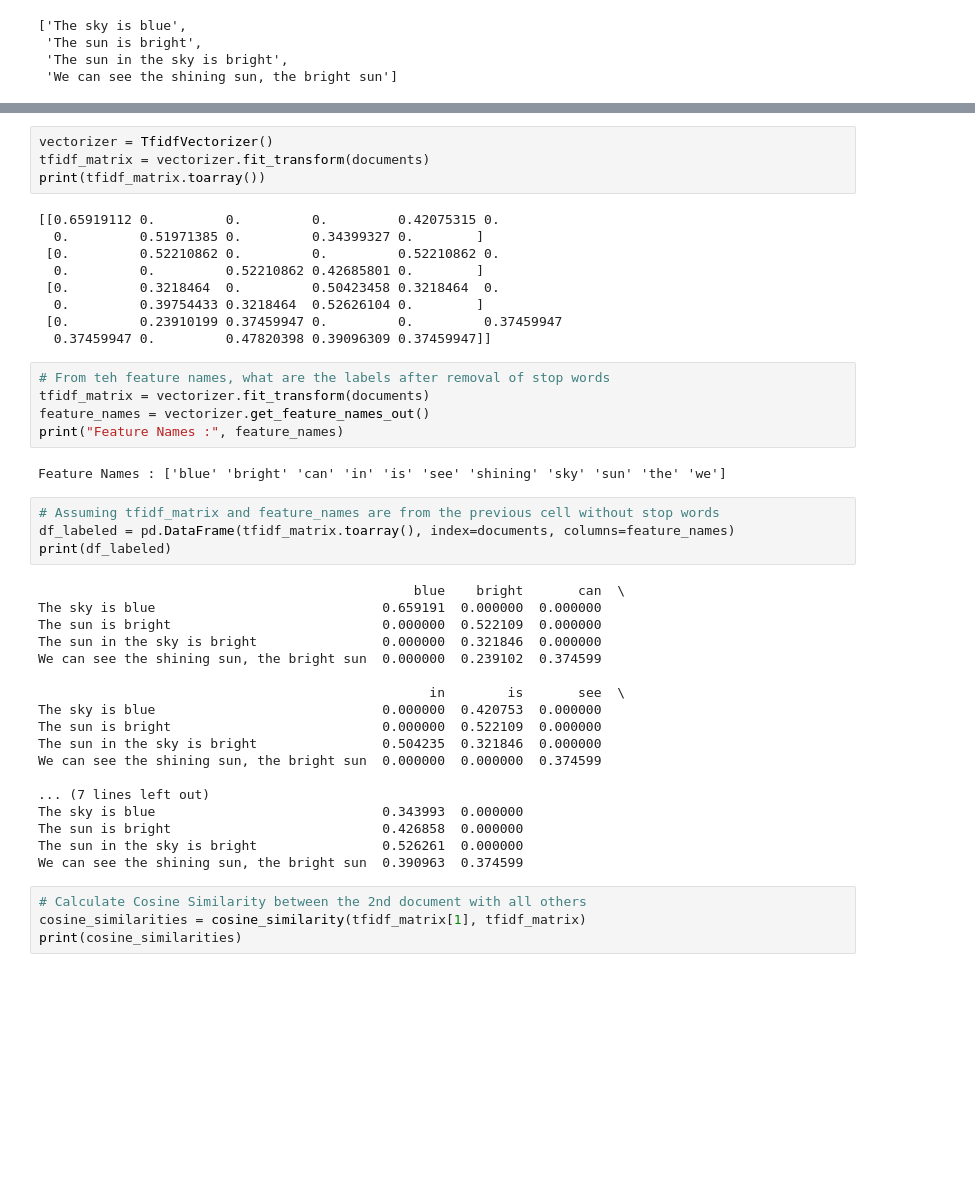
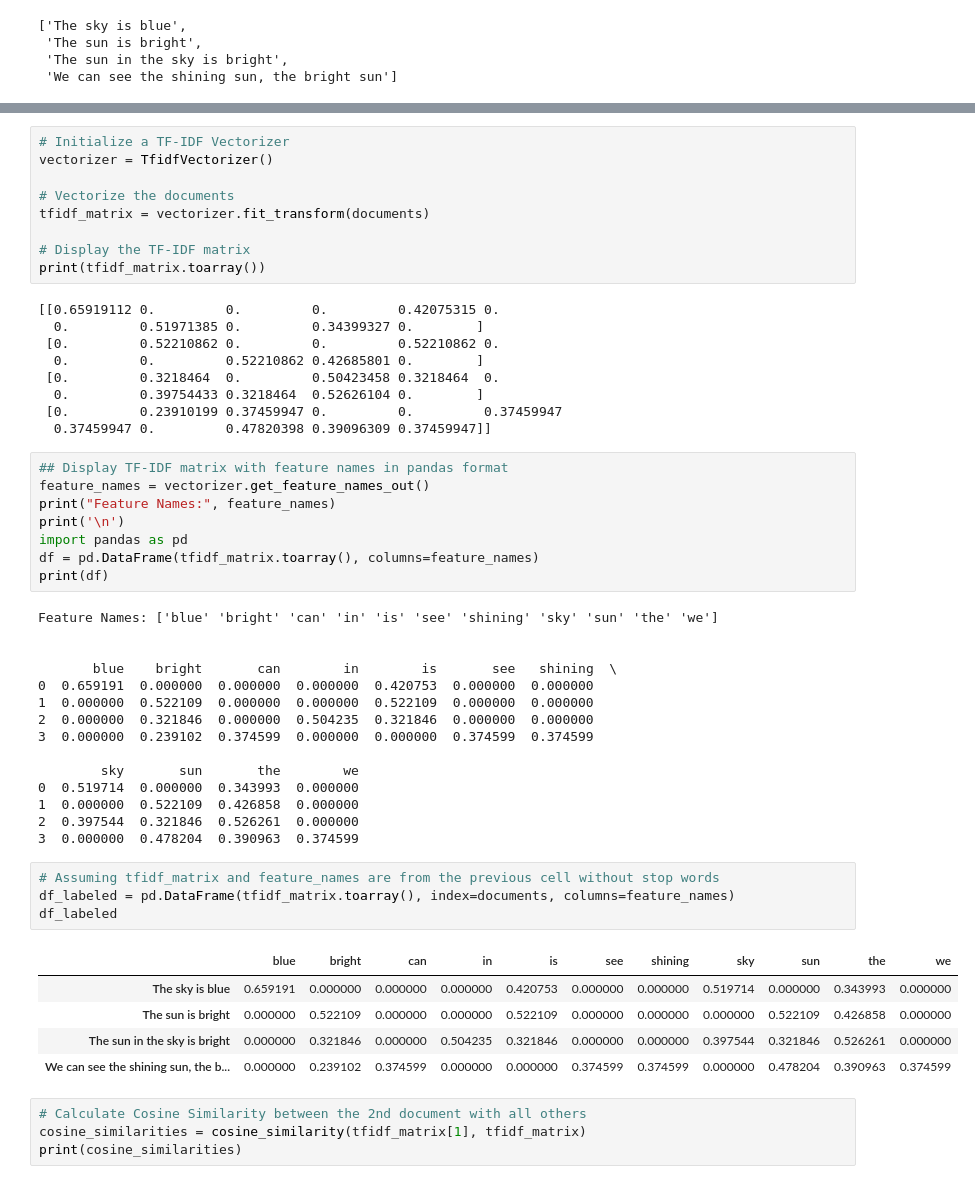
Before and after one commit to mlnotes2718/5m-data-3.9-nlp-ds3-spx, a Jupyter notebook: notebooks/nlp_lesson_part1_intro.ipynb, the cells around one changed output, grey strips where cells are left out. Cells and saved outputs as stored; diff of their text form; blank space fills up the shorter version.

```diff
--- a/notebooks/nlp_lesson_part1_intro.ipynb
+++ b/notebooks/nlp_lesson_part1_intro.ipynb
@@ -854,6 +861,11 @@ documents
 # %%
+# Initialize a TF-IDF Vectorizer
 vectorizer = TfidfVectorizer()
+
+# Vectorize the documents
 tfidf_matrix = vectorizer.fit_transform(documents)
+
+# Display the TF-IDF matrix
 print(tfidf_matrix.toarray())
 # %% [output]
 [[0.65919112 0.         0.         0.         0.42075315 0.
@@ -865,34 +877,38 @@ print(tfidf_matrix.toarray())
  [0.         0.23910199 0.37459947 0.         0.         0.37459947
   0.37459947 0.         0.47820398 0.39096309 0.37459947]]
 # %%
-# From teh feature names, what are the labels after removal of stop words
-tfidf_matrix = vectorizer.fit_transform(documents)
+## Display TF-IDF matrix with feature names in pandas format
 feature_names = vectorizer.get_feature_names_out()
-print("Feature Names :", feature_names)
+print("Feature Names:", feature_names)
+print('\n')
+import pandas as pd
+df = pd.DataFrame(tfidf_matrix.toarray(), columns=feature_names)
+print(df)
 # %% [output]
-Feature Names : ['blue' 'bright' 'can' 'in' 'is' 'see' 'shining' 'sky' 'sun' 'the' 'we']
+Feature Names: ['blue' 'bright' 'can' 'in' 'is' 'see' 'shining' 'sky' 'sun' 'the' 'we']
+
+
+       blue    bright       can        in        is       see   shining  \
+0  0.659191  0.000000  0.000000  0.000000  0.420753  0.000000  0.000000
+1  0.000000  0.522109  0.000000  0.000000  0.522109  0.000000  0.000000
+2  0.000000  0.321846  0.000000  0.504235  0.321846  0.000000  0.000000
+3  0.000000  0.239102  0.374599  0.000000  0.000000  0.374599  0.374599
+
+        sky       sun       the        we
+0  0.519714  0.000000  0.343993  0.000000
+1  0.000000  0.522109  0.426858  0.000000
+2  0.397544  0.321846  0.526261  0.000000
+3  0.000000  0.478204  0.390963  0.374599
 # %%
 # Assuming tfidf_matrix and feature_names are from the previous cell without stop words
 df_labeled = pd.DataFrame(tfidf_matrix.toarray(), index=documents, columns=feature_names)
-print(df_labeled)
+df_labeled
 # %% [output]
-                                                blue    bright       can  \
-The sky is blue                             0.659191  0.000000  0.000000
-The sun is bright                           0.000000  0.522109  0.000000
-The sun in the sky is bright                0.000000  0.321846  0.000000
-We can see the shining sun, the bright sun  0.000000  0.239102  0.374599
-
-                                                  in        is       see  \
-The sky is blue                             0.000000  0.420753  0.000000
-The sun is bright                           0.000000  0.522109  0.000000
-The sun in the sky is bright                0.504235  0.321846  0.000000
-We can see the shining sun, the bright sun  0.000000  0.000000  0.374599
-
-... (7 lines left out)
-The sky is blue                             0.343993  0.000000
-The sun is bright                           0.426858  0.000000
-The sun in the sky is bright                0.526261  0.000000
-We can see the shining sun, the bright sun  0.390963  0.374599
+|  | blue | bright | can | in | is | see | shining | sky | sun | the | we |
+| The sky is blue | 0.659191 | 0.000000 | 0.000000 | 0.000000 | 0.420753 | 0.000000 | 0.000000 | 0.519714 | 0.000000 | 0.343993 | 0.000000 |
+| The sun is bright | 0.000000 | 0.522109 | 0.000000 | 0.000000 | 0.522109 | 0.000000 | 0.000000 | 0.000000 | 0.522109 | 0.426858 | 0.000000 |
+| The sun in the sky is bright | 0.000000 | 0.321846 | 0.000000 | 0.504235 | 0.321846 | 0.000000 | 0.000000 | 0.397544 | 0.321846 | 0.526261 | 0.000000 |
+| We can see the shining sun, the b... | 0.000000 | 0.239102 | 0.374599 | 0.000000 | 0.000000 | 0.374599 | 0.374599 | 0.000000 | 0.478204 | 0.390963 | 0.374599 |
 # %%
 # Calculate Cosine Similarity between the 2nd document with all others
 cosine_similarities = cosine_similarity(tfidf_matrix[1], tfidf_matrix)
```
Also changed, not shown: parts of 12 cells of this notebook, 1 other file.
